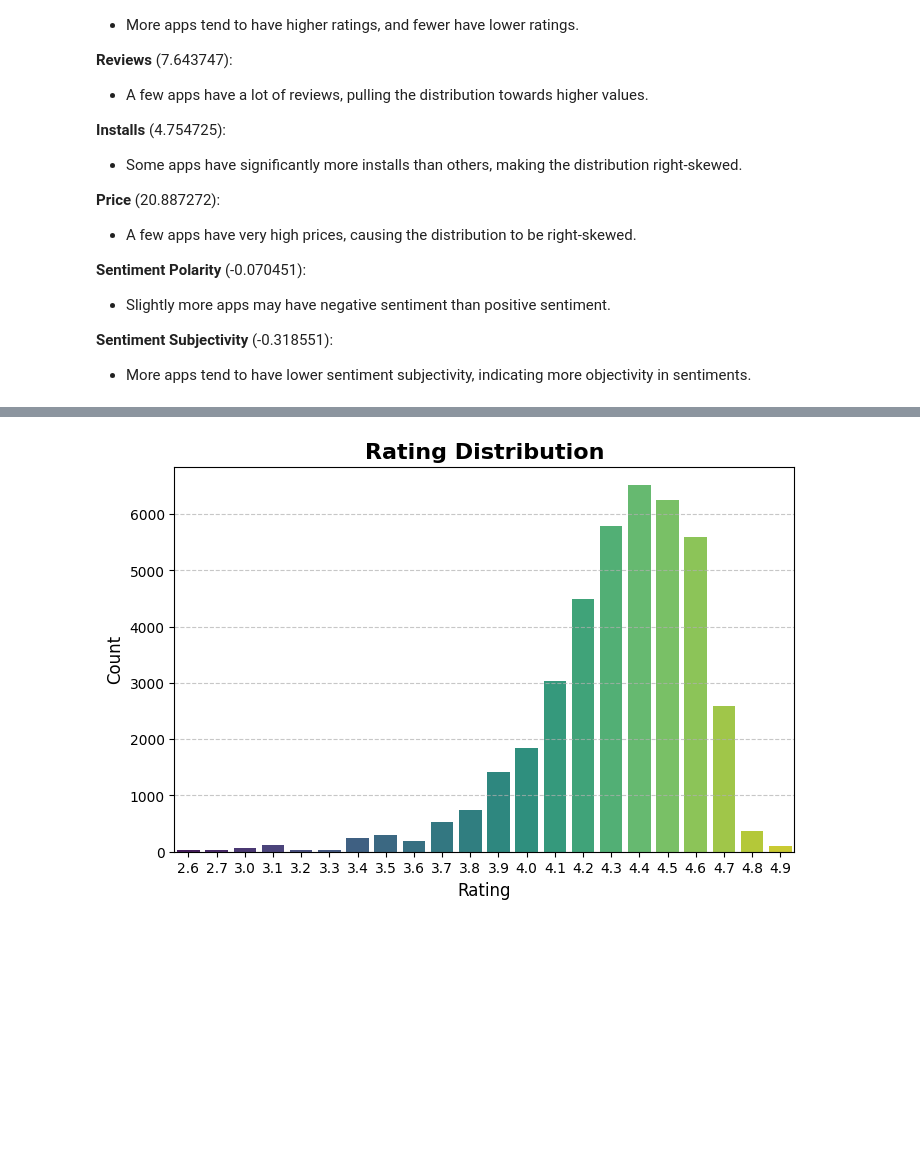
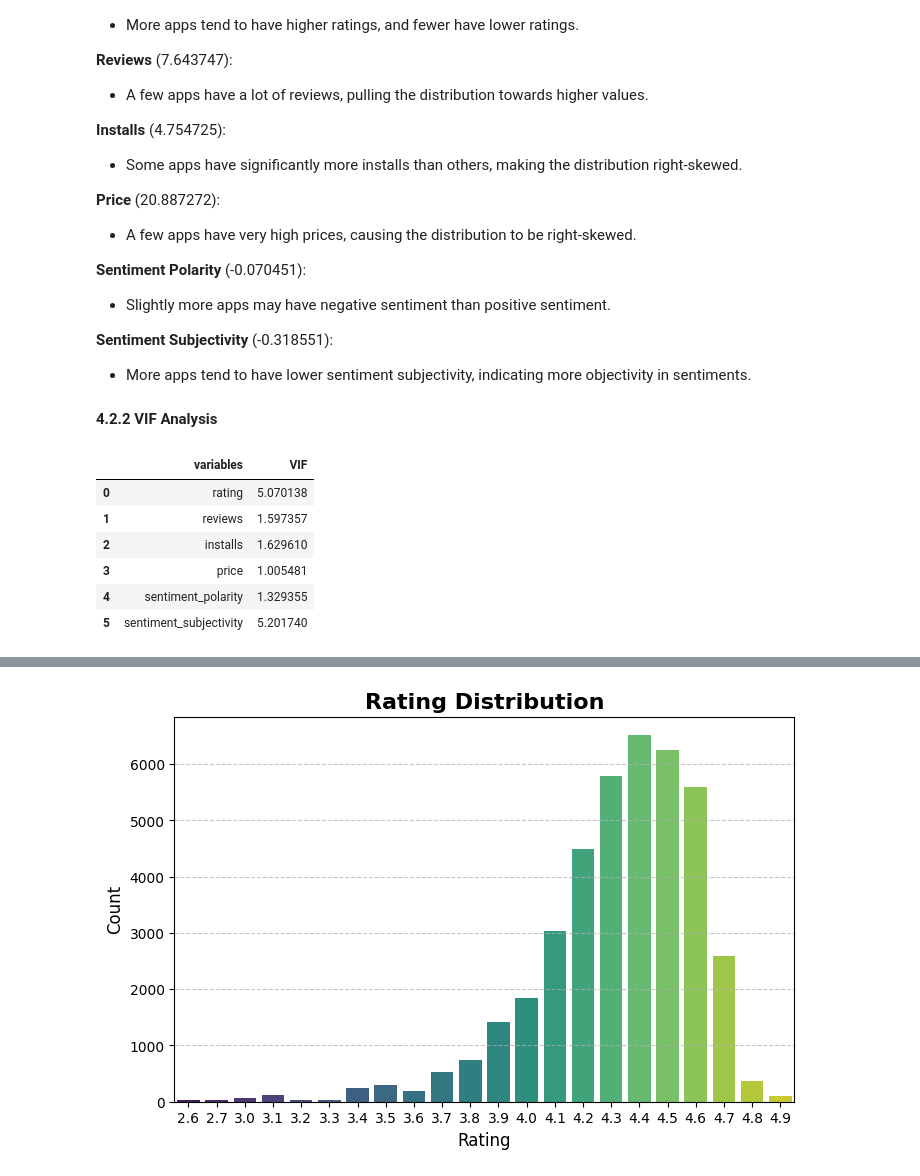
Before and after one commit to devinlee14/FTDS-009-HCK-group-002, a Jupyter notebook: EDA_model.ipynb, the cells around one changed output, grey strips where cells are left out. Saved outputs shown, nothing was run; the diff lists cells and outputs as text; code cells hidden in the pictures; blank space fills up the shorter version.

```diff
--- a/EDA_model.ipynb
+++ b/EDA_model.ipynb
@@ -262,3 +260,26 @@ dtype: float64
 
 **Sentiment Subjectivity** (-0.318551):
 - More apps tend to have lower sentiment subjectivity, indicating more objectivity in sentiments.
+# %% [markdown]
+**4.2.2 VIF Analysis**
+# %%
+# membuat function untuk menghitung nilai VIF
+X_num = data.select_dtypes(include=np.number)
+
+def calc_vif(X_num):
+    # Calculating VIF
+    vif = pd.DataFrame()
+    vif["variables"] = X_num.columns
+    vif["VIF"] = [variance_inflation_factor(X_num.values, i) for i in range(X_num.shape[1])]
+
+    return(vif)
+
+calc_vif(X_num)
+# %% [output]
+|  | variables | VIF |
+| 0 | rating | 5.070138 |
+| 1 | reviews | 1.597357 |
+| 2 | installs | 1.629610 |
+| 3 | price | 1.005481 |
+| 4 | sentiment_polarity | 1.329355 |
+| 5 | sentiment_subjectivity | 5.201740 |
```
Also changed, not shown: parts of 26 cells of this notebook.
